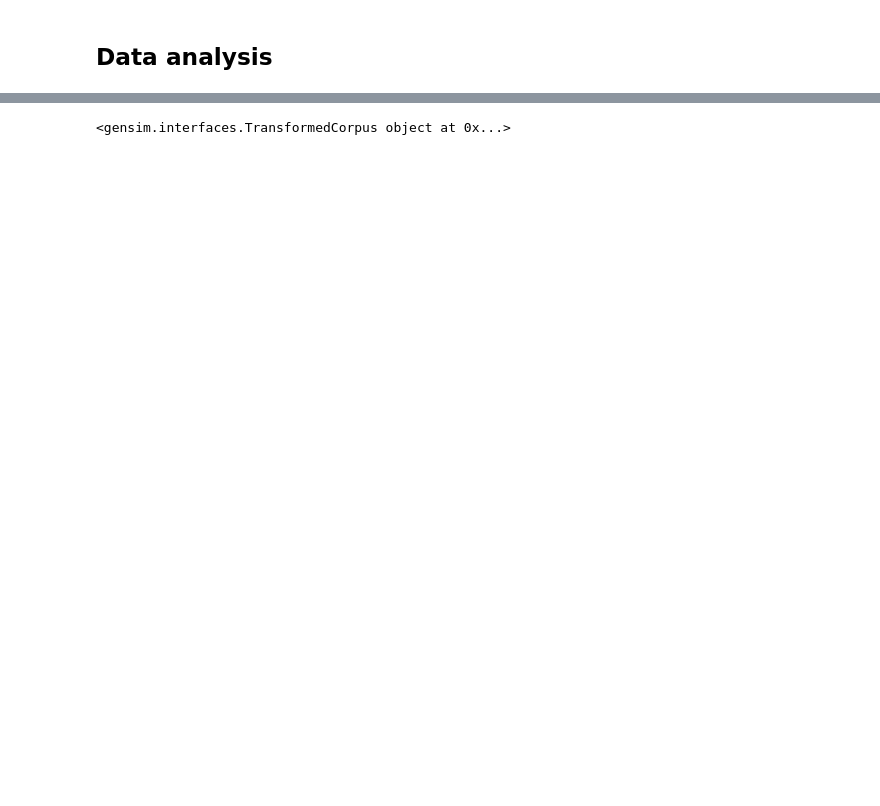
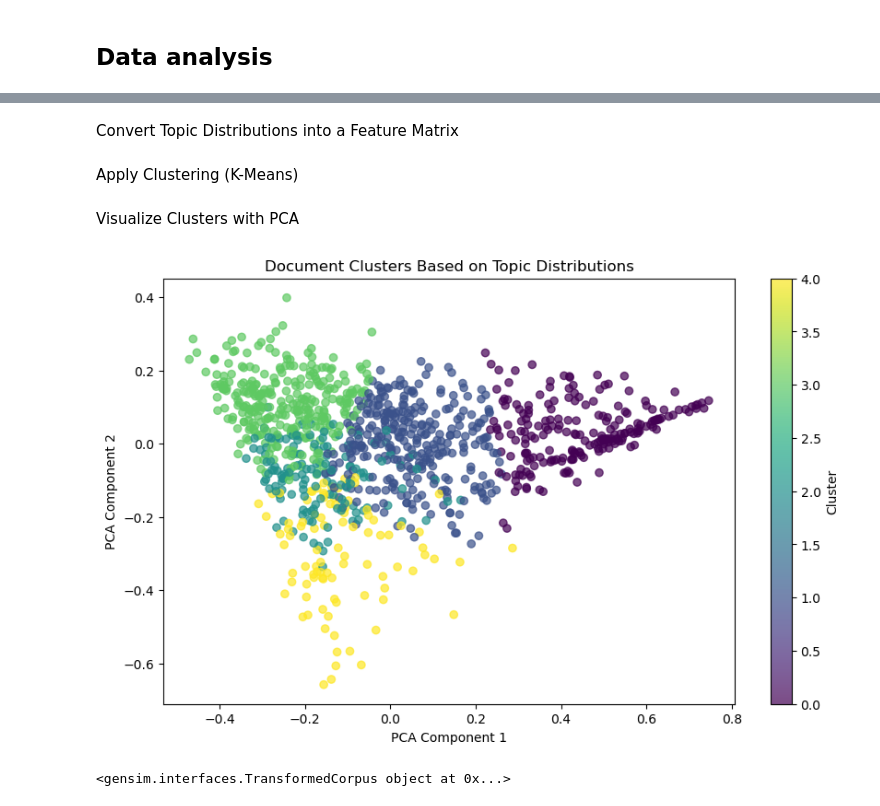
Before and after one commit to vastuhlfauth/2025_Pol4PED_systematic_review, a Jupyter notebook: 1_code/1_topic_model.ipynb, the cells around one changed output, grey strips where cells are left out. Saved outputs shown, nothing was run; the diff lists cells and outputs as text; code cells hidden in the pictures; blank space fills up the shorter version.

Commit message:
Test topics

```diff
--- a/1_code/1_topic_model.ipynb
+++ b/1_code/1_topic_model.ipynb
@@ -182,11 +197,11 @@ beta (or eta): Controls the sparsity of the topic-term distribution.
 # lissing topic appartenance = alpha (close to 0 = crisp (binary) / more than 10 = lissing of the results) (deffault = 1/num_topics // "auto")
 lda_model = gensim.models.ldamodel.LdaModel(corpus=corpus[:-1],
                                            id2word=id2word,
-                                           num_topics=30,
+                                           num_topics=25,
                                            #random_state=100,
                                            update_every=1,
                                            chunksize=100,
                                            passes=5,
-                                           alpha=0.05,
-                                           eta= 0.05)
+                                           alpha=0.00005,
+                                           eta= 0.01)
 # %%
@@ -311,3 +298,49 @@ topic
+# %% [markdown]
+Convert Topic Distributions into a Feature Matrix
+# %%
+import numpy as np
+
+# Create a matrix where each row is a document and each column is a topic
+def get_document_topic_matrix(lda_model, corpus):
+    topic_matrix = []
+    for doc in corpus:
+        topic_distribution = [0] * lda_model.num_topics  # Initialize with zeros
+        for topic_num, prob in lda_model.get_document_topics(doc):
+            topic_distribution[topic_num] = prob
+        topic_matrix.append(topic_distribution)
+    return np.array(topic_matrix)
+
+# Convert corpus to a topic distribution matrix
+topic_matrix = get_document_topic_matrix(lda_model, corpus)
+# %% [markdown]
+Apply Clustering (K-Means)
+# %%
+from sklearn.cluster import KMeans
+import matplotlib.pyplot as plt
+
+num_clusters = 5  # Adjust based on coherence scores or trial & error
+kmeans = KMeans(n_clusters=num_clusters, random_state=42)
+clusters = kmeans.fit_predict(topic_matrix)
+
+# Add cluster labels to the DataFrame
+topics_df["Cluster"] = clusters
+# %% [markdown]
+Visualize Clusters with PCA
+# %%
+from sklearn.decomposition import PCA
+
+pca = PCA(n_components=2)
+topic_matrix_2D = pca.fit_transform(topic_matrix)
+
+plt.figure(figsize=(10, 6))
+plt.scatter(topic_matrix_2D[:, 0], topic_matrix_2D[:, 1], c=clusters, cmap="viridis", alpha=0.7)
+plt.colorbar(label="Cluster")
+plt.xlabel("PCA Component 1")
+plt.ylabel("PCA Component 2")
+plt.title("Document Clusters Based on Topic Distributions")
+plt.show()
+# %% [output]
+[figure, added]
 # %%
 # description of topics' space
 doc_topics = lda_model.get_document_topics(corpus[:-1])
```
Also changed, not shown: parts of 26 cells of this notebook.
